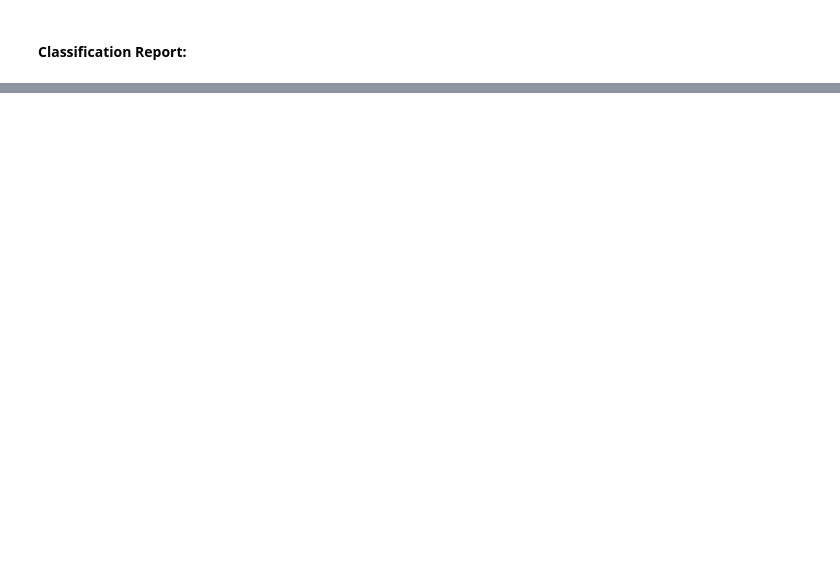
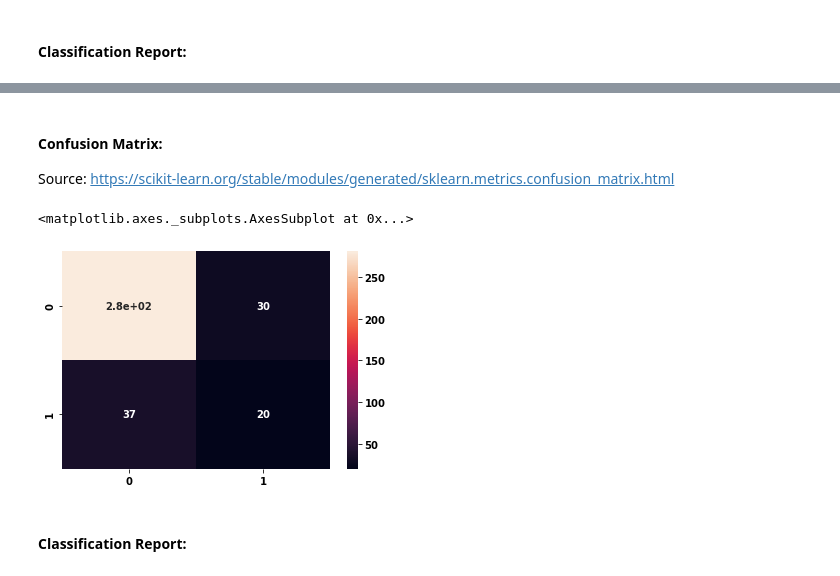
Before and after one commit to ylee9107/DS_Projects_for_Business, a Jupyter notebook: Project 1 - DS for HR department/DSB_Human Resource Department.ipynb, the cells around one changed output, grey strips where cells are left out. Cells and saved outputs as stored; diff of their text form; code cells hidden in the pictures; blank space fills up the shorter version.

```diff
--- a/Project 1 - DS for HR department/DSB_Human Resource Department.ipynb
+++ b/Project 1 - DS for HR department/DSB_Human Resource Department.ipynb
@@ -1234,0 +1345,8 @@ weighted avg       0.84      0.85      0.80       368
+# %%
+y_pred = model.predict(X_test)
+
+# Set threshold:
+y_pred = (y_pred > 0.5)
+
+# Inspect:
+y_pred
@@ -1234,0 +1393,15 @@ weighted avg       0.84      0.85      0.80       368
+# %% [markdown]
+#### Confusion Matrix:
+
+Source: https://scikit-learn.org/stable/modules/generated/sklearn.metrics.confusion_matrix.html
+# %%
+# Instantiate:
+cm_ANN = confusion_matrix(y_true=y_test, y_pred=y_pred)
+
+# Plot:
+sns.heatmap(data=cm_ANN, annot=True)
+# %% [output]
+<matplotlib.axes._subplots.AxesSubplot at 0x...>
+[figure, added]
+# %% [markdown]
+#### Classification Report:
```
Also changed, not shown: parts of 36 cells of this notebook.
